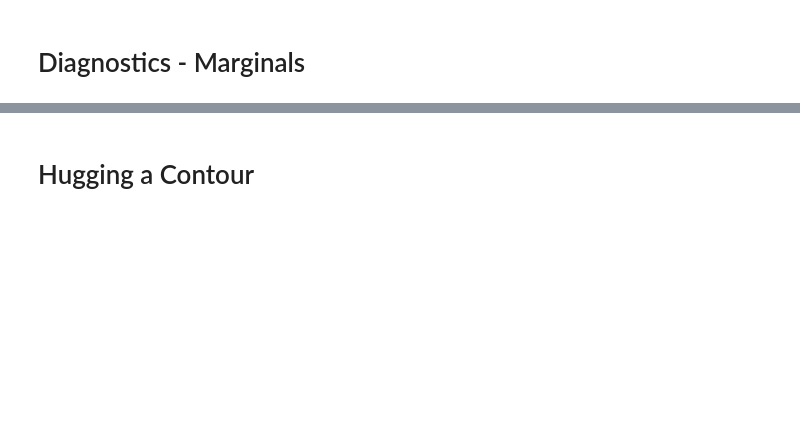
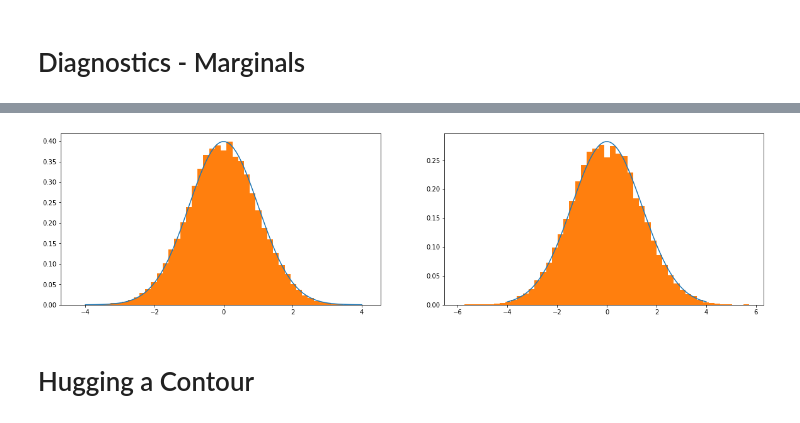
Before and after one commit to MauroCE/ManifoldSampling, a Jupyter notebook: hug and hop.ipynb, the cells around one changed output, grey strips where cells are left out. Saved outputs shown, nothing was run; the diff lists cells and outputs as text; code cells hidden in the pictures; blank space fills up the shorter version.

```diff
--- a/hug and hop.ipynb
+++ b/hug and hop.ipynb
@@ -135,2 +341,15 @@ _ = ax[1].hist(samples[:, 1], density=True, bins=50)
+# %%
+marginal_x = lambda x: norm(loc=mu[0], scale=np.sqrt(Sigma[0, 0])).pdf(x)
+marginal_y = lambda y: norm(loc=mu[1], scale=np.sqrt(Sigma[1, 1])).pdf(y)
+
+xx = np.linspace(-4, 4, num=100)
+
+fig, ax = plt.subplots(ncols=2, figsize=(20, 5))
+ax[0].plot(xx, marginal_x(xx))
+_ = ax[0].hist(samplesH[:, 0], density=True, bins=50)
+ax[1].plot(xx, marginal_y(xx))
+_ = ax[1].hist(samplesH[:, 1], density=True, bins=50)
+# %% [output]
+[figure, added]
 # %% [markdown]
 # Hugging a Contour
```
Also changed, not shown: parts of 15 cells of this notebook.
